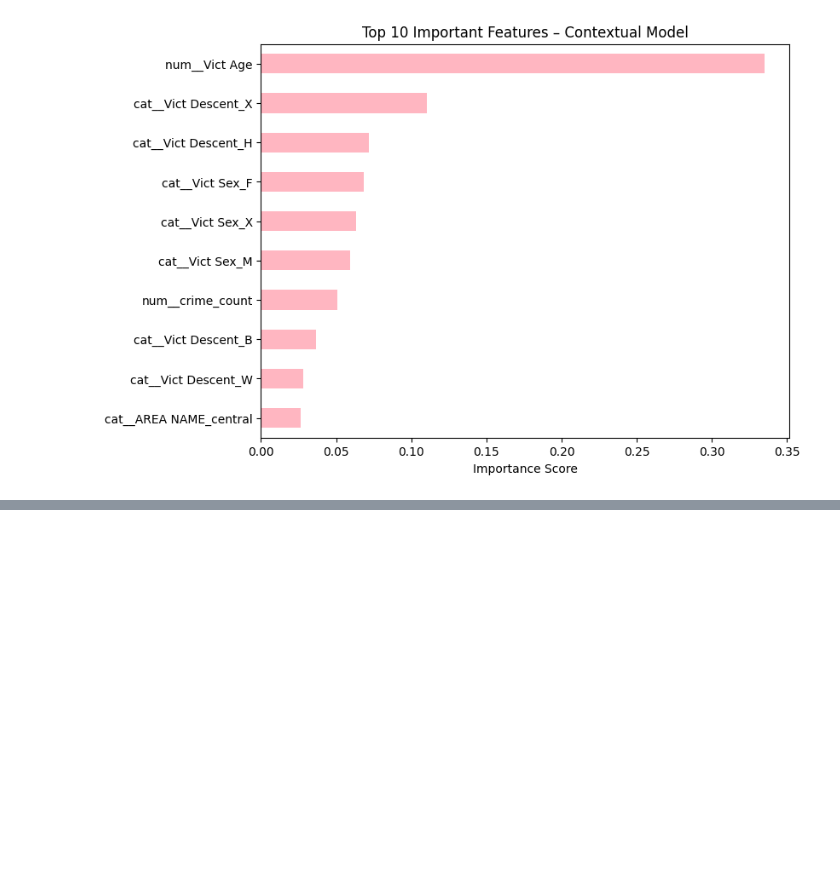
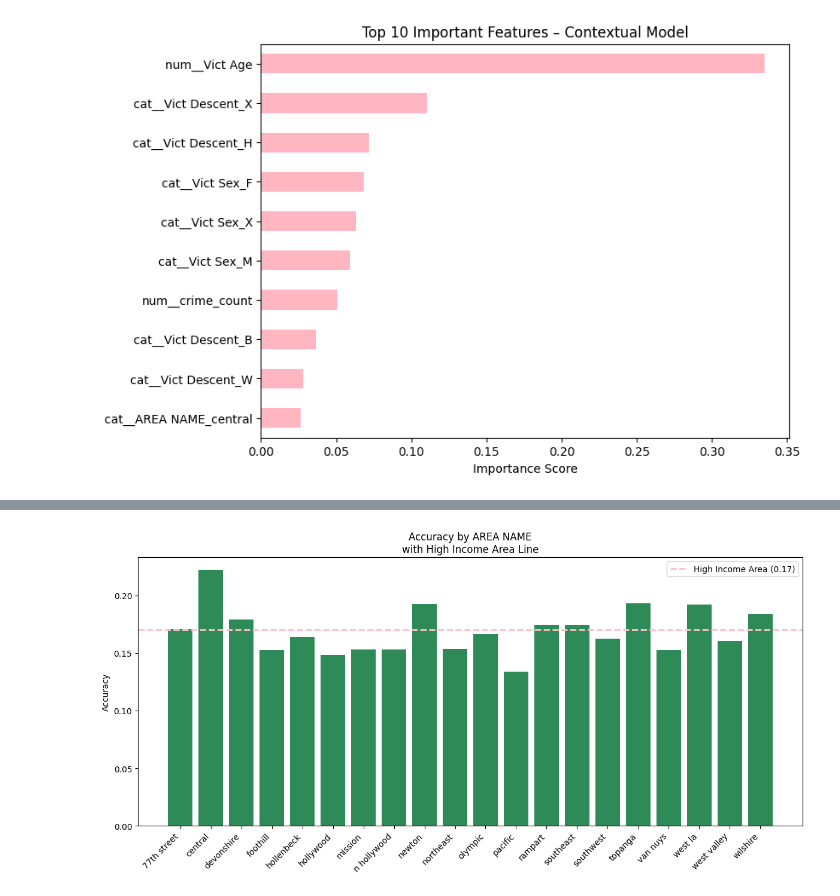
Before and after one commit to smmurali/DTSC_3602, a Jupyter notebook: dtsc3602_eda.ipynb, the cells around one changed output, grey strips where cells are left out. Saved outputs shown, nothing was run; the diff lists cells and outputs as text; code cells hidden in the pictures; blank space fills up the shorter version.

```diff
--- a/dtsc3602_eda.ipynb
+++ b/dtsc3602_eda.ipynb
@@ -546,0 +647,27 @@ plt.show()
+# %%
+metric = "Accuracy"
+high_val = get_high_income_value(metric)
+def get_high_income_value(metric):
+    return income_scores.loc[
+        income_scores["Group"] == HIGH_INCOME_LABEL, metric
+    ].values[0]
+
+plt.figure(figsize=(12,6))
+plt.bar(area_scores["Group"], area_scores[metric], color = "seagreen")
+plt.xticks(rotation=45, ha="right")
+plt.ylabel(metric)
+plt.title(f"{metric} by AREA NAME\nwith High Income Area Line")
+
+plt.axhline(
+    y=high_val,
+    linestyle="--",
+    linewidth=2,
+    color="pink",
+    label=f"High Income Area ({high_val:.2f})"
+)
+
+plt.legend()
+plt.tight_layout()
+plt.show()
+# %% [output]
+[figure, added]
```
Also changed, not shown: parts of 9 cells of this notebook.
